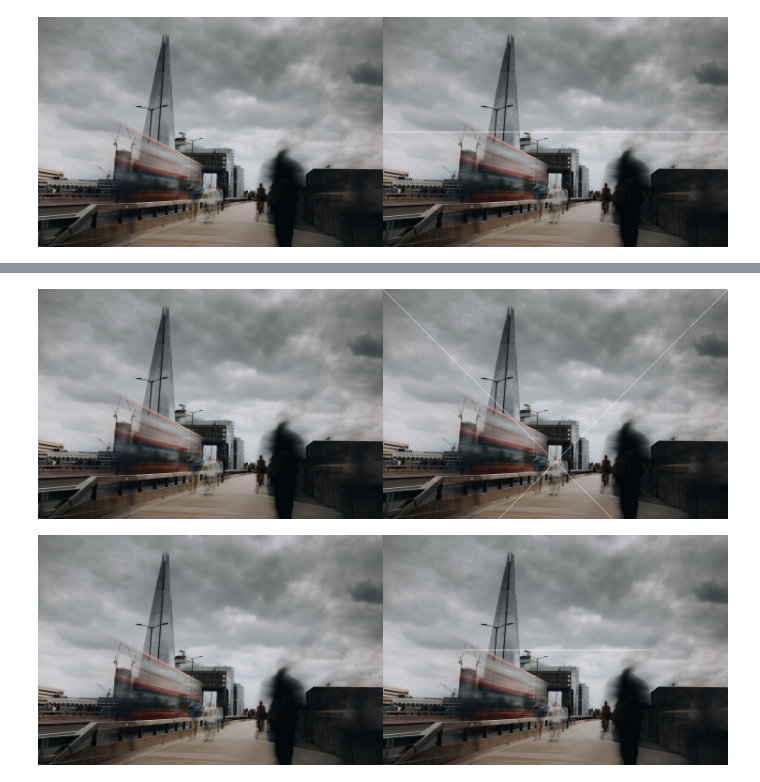
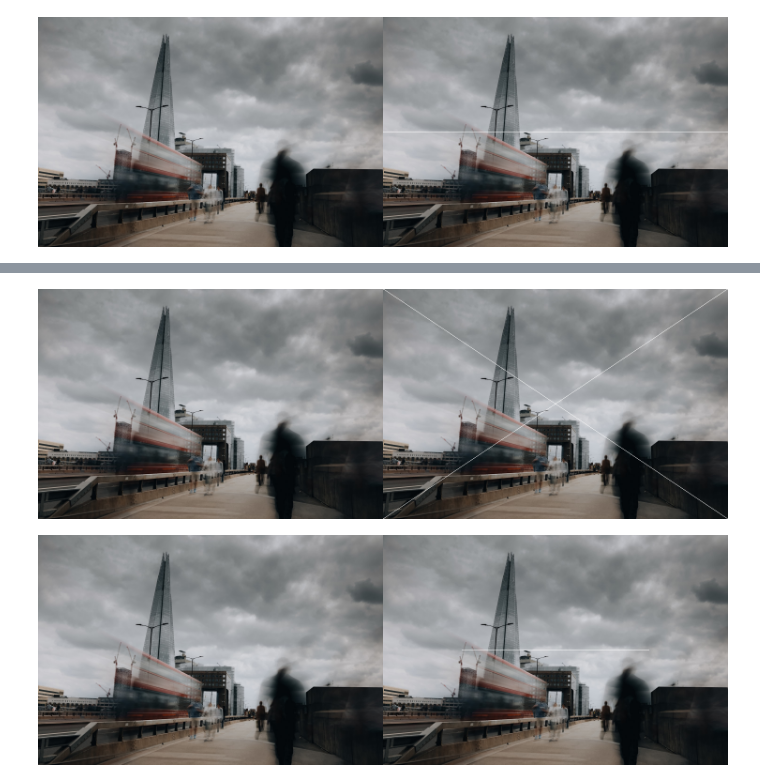
Before and after one commit to Rafazand/PCVK_2024, a Jupyter notebook: PCVK.ipynb, the cells around one changed output, grey strips where cells are left out. Cells and saved outputs as stored; diff of their text form; code cells hidden in the pictures.

```diff
--- a/PCVK.ipynb
+++ b/PCVK.ipynb
@@ -69,18 +53,23 @@ cv2_imshow(final_frame)
 # %%
 image_2 = cv.cvtColor(image, cv.COLOR_BGR2RGB)
 image_3 = cv.cvtColor(image, cv.COLOR_BGR2RGB)
 
 #creating crossed line
-for i in range(min(tinggi, lebar)):
-    image_3[i, i] = [255, 255, 255]
 
-for i in range(min(tinggi, lebar)):
-    image_3[i, lebar - 1 - i] = [255, 255, 255]
+# kiri ke kanan
+for i in range(lebar):
+    y = int(i * tinggi / lebar)
+    image_3[y, i] = [255, 255, 255]
+# kanan ke kiri
+for i in range(lebar):
+    y = int(i * tinggi / lebar)
+    image_3[y,lebar -1 -i] = [255, 255, 255]
+
 
 final_frame = cv.hconcat((image_2, image_3))
 cv2_imshow(final_frame)
 # %% [output]
-[figure, old version]
+[figure, new version]
 # %%
 image_2 = cv.cvtColor(image, cv.COLOR_BGR2RGB)
 image_3 = cv.cvtColor(image, cv.COLOR_BGR2RGB)
```
Also changed, not shown: parts of 4 cells of this notebook.
